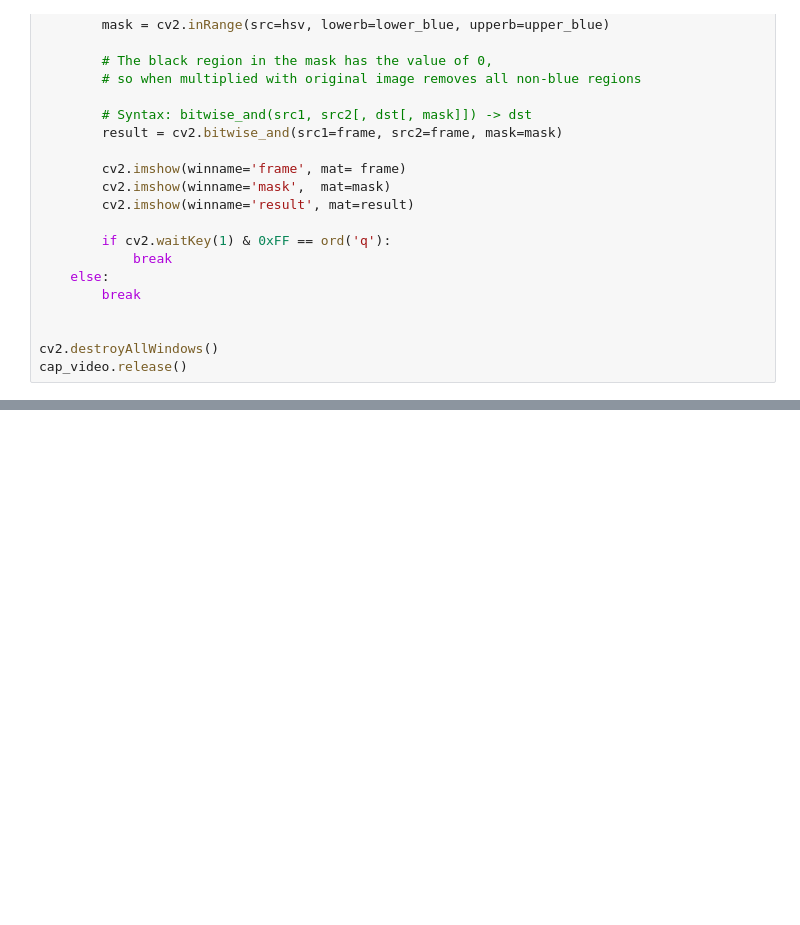
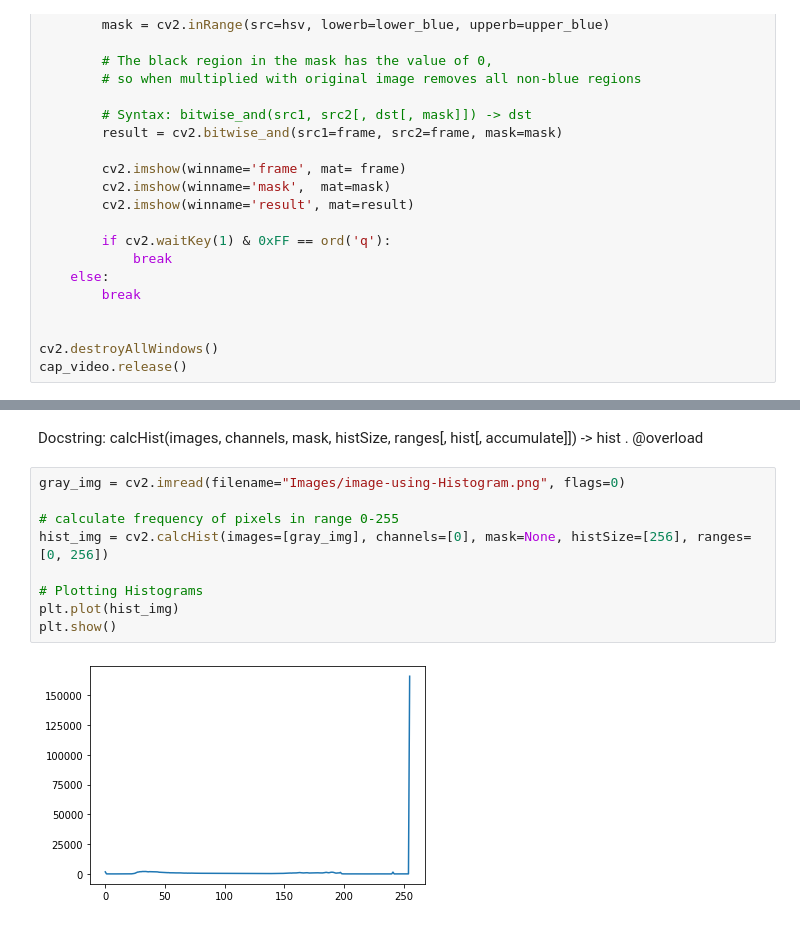
Before and after one commit to alaminbhuyan/OpenCV, a Jupyter notebook: Basic to Intermeditate/Image Processing.ipynb, the cells around one changed output, grey strips where cells are left out. Cells and saved outputs as stored; diff of their text form; blank space fills up the shorter version.

```diff
--- a/Basic to Intermeditate/Image Processing.ipynb
+++ b/Basic to Intermeditate/Image Processing.ipynb
@@ -441,0 +515,15 @@ cap_video.release()
+# %% [markdown]
+Docstring:
+calcHist(images, channels, mask, histSize, ranges[, hist[, accumulate]]) -> hist
+.   @overload
+# %%
+gray_img = cv2.imread(filename="Images/image-using-Histogram.png", flags=0)
+
+# calculate frequency of pixels in range 0-255
+hist_img = cv2.calcHist(images=[gray_img], channels=[0], mask=None, histSize=[256], ranges=[0, 256])
+
+# Plotting Histograms
+plt.plot(hist_img)
+plt.show()
+# %% [output]
+[figure, added]
```
Also changed, not shown: parts of 9 cells of this notebook, 6 other files.
